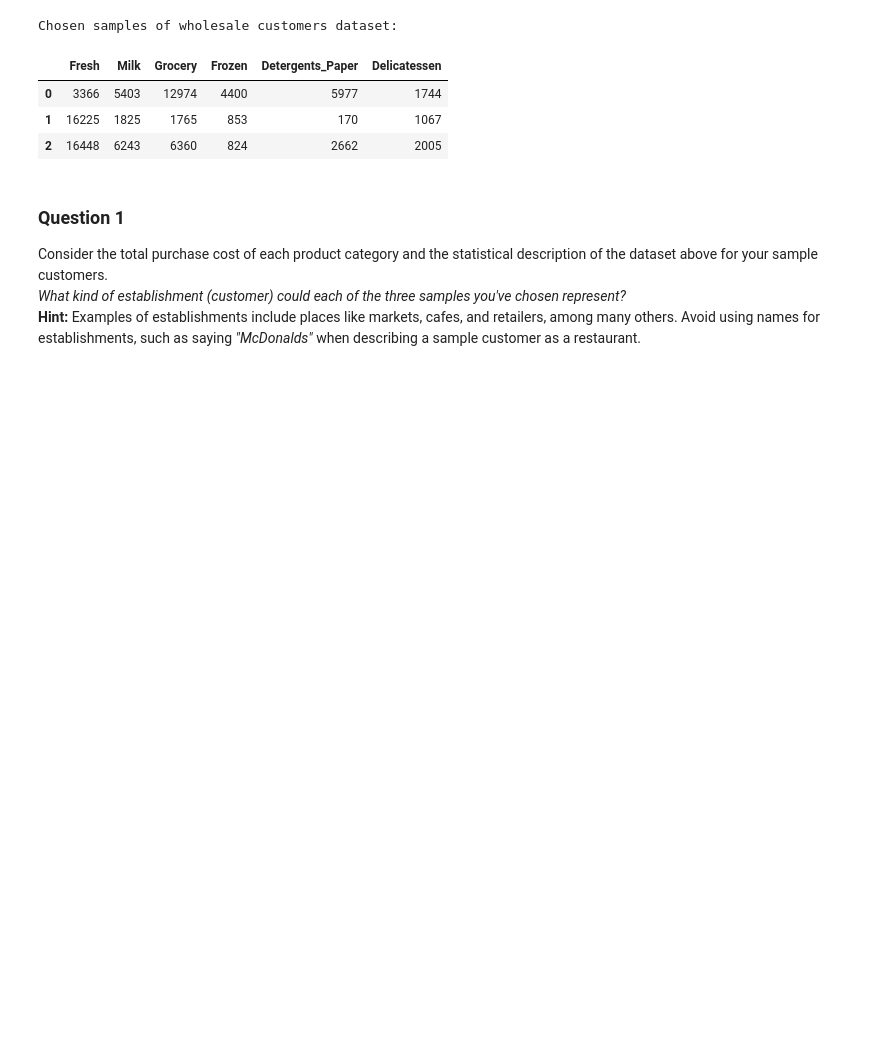
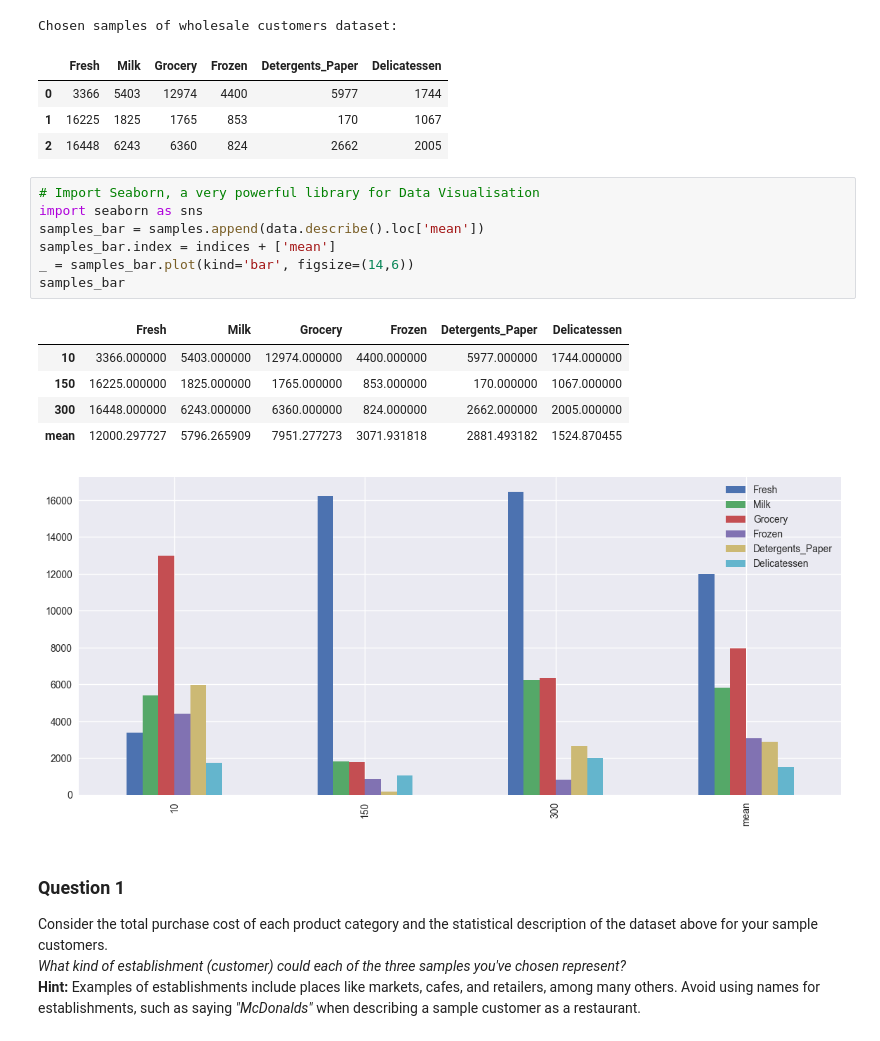
Before and after one commit to tcnguyen/MLND, a Jupyter notebook: customer_segments/customer_segments.ipynb, the cells around one changed output. Cells and saved outputs as stored; diff of their text form; blank space fills up the shorter version.

```diff
--- a/customer_segments/customer_segments.ipynb
+++ b/customer_segments/customer_segments.ipynb
@@ -81,6 +81,20 @@ Chosen samples of wholesale customers dataset:
 | 0 | 3366 | 5403 | 12974 | 4400 | 5977 | 1744 |
 | 1 | 16225 | 1825 | 1765 | 853 | 170 | 1067 |
 | 2 | 16448 | 6243 | 6360 | 824 | 2662 | 2005 |
+# %%
+# Import Seaborn, a very powerful library for Data Visualisation
+import seaborn as sns
+samples_bar = samples.append(data.describe().loc['mean'])
+samples_bar.index = indices + ['mean']
+_ = samples_bar.plot(kind='bar', figsize=(14,6))
+samples_bar
+# %% [output]
+|  | Fresh | Milk | Grocery | Frozen | Detergents_Paper | Delicatessen |
+| 10 | 3366.000000 | 5403.000000 | 12974.000000 | 4400.000000 | 5977.000000 | 1744.000000 |
+| 150 | 16225.000000 | 1825.000000 | 1765.000000 | 853.000000 | 170.000000 | 1067.000000 |
+| 300 | 16448.000000 | 6243.000000 | 6360.000000 | 824.000000 | 2662.000000 | 2005.000000 |
+| mean | 12000.297727 | 5796.265909 | 7951.277273 | 3071.931818 | 2881.493182 | 1524.870455 |
+[figure, added]
 # %% [markdown]
 ### Question 1
 Consider the total purchase cost of each product category and the statistical description of the dataset above for your sample customers.
```
Also changed, not shown: parts of 9 cells of this notebook, 1 other file.
